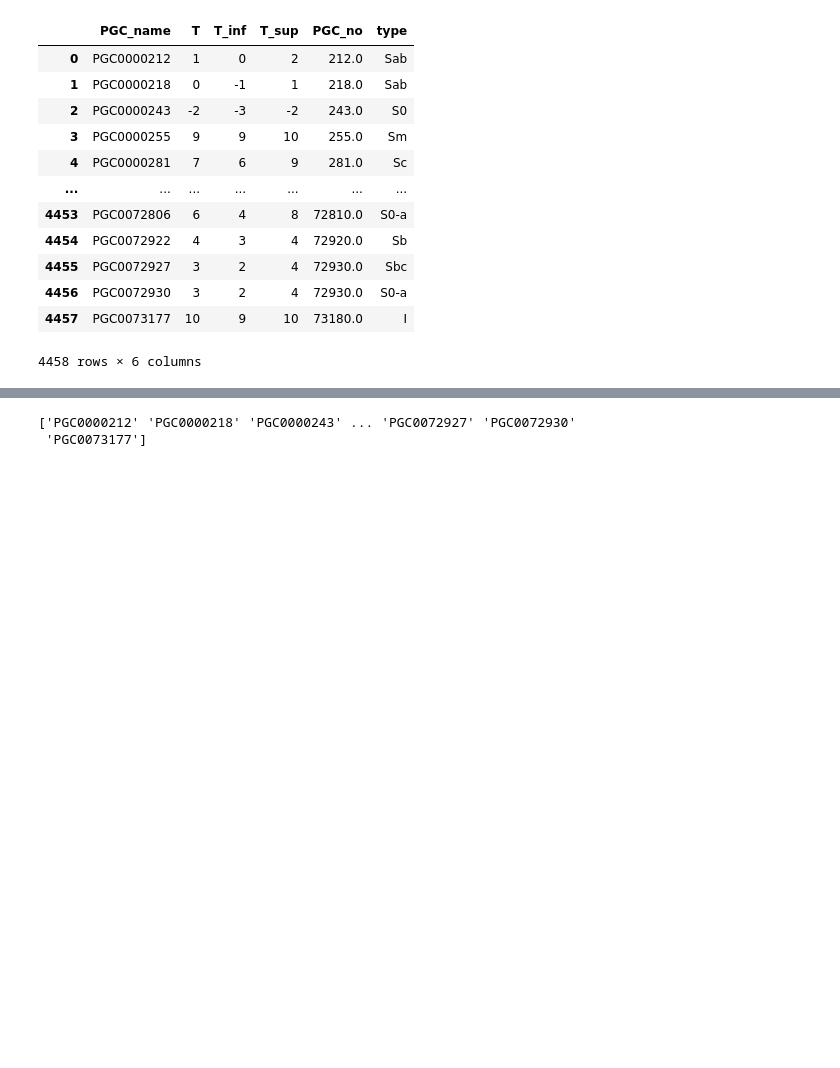
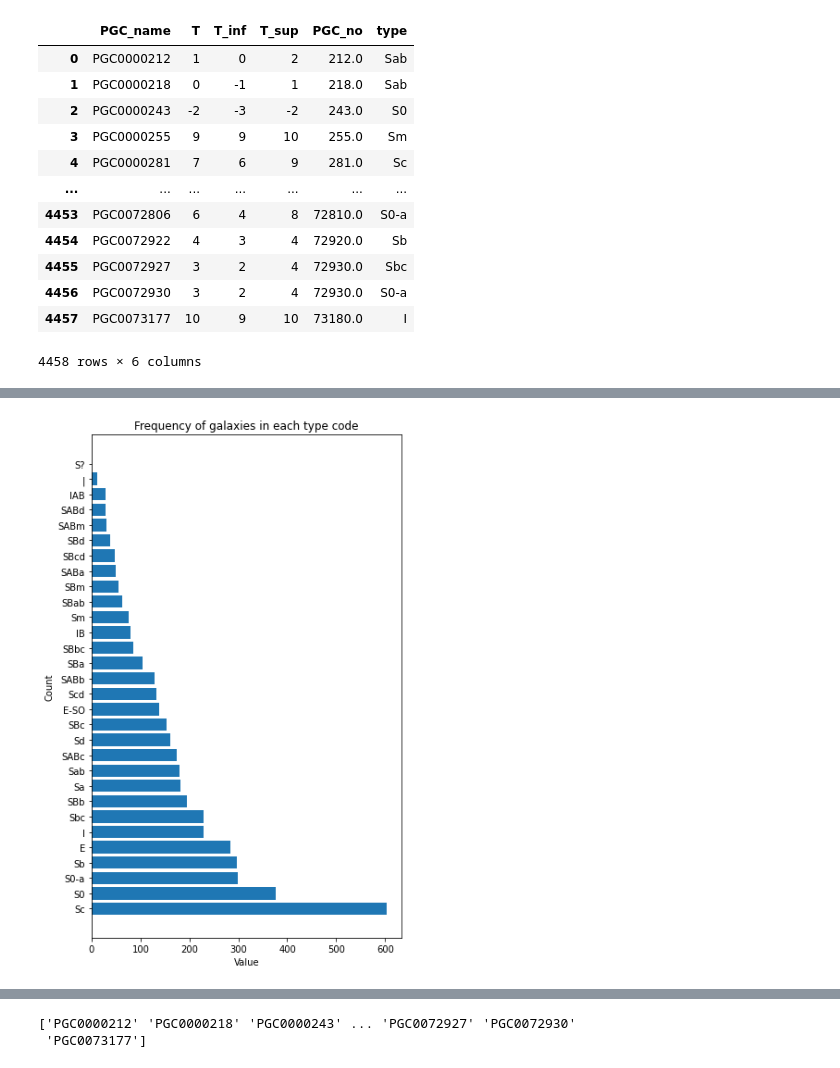
Before and after one commit to saiT1108/GalaxyClassifier, a Jupyter notebook: DataProcessor.ipynb, the cells around one changed output, grey strips where cells are left out. Saved outputs shown, nothing was run; the diff lists cells and outputs as text; code cells hidden in the pictures; blank space fills up the shorter version.

```diff
--- a/DataProcessor.ipynb
+++ b/DataProcessor.ipynb
@@ -67,0 +77,11 @@ attr_df.merge(hyper_df)
+# %%
+value_counts = attr_df['type'].value_counts()
+
+fig, ax = plt.subplots(figsize=(6,10))
+ax.barh(value_counts.index, value_counts.values)
+ax.set_xlabel('Value')
+ax.set_ylabel('Count')
+ax.set_title('Frequency of galaxies in each type code')
+plt.show()
+# %% [output]
+[figure, added]
```
Also changed, not shown: parts of 5 cells of this notebook.
